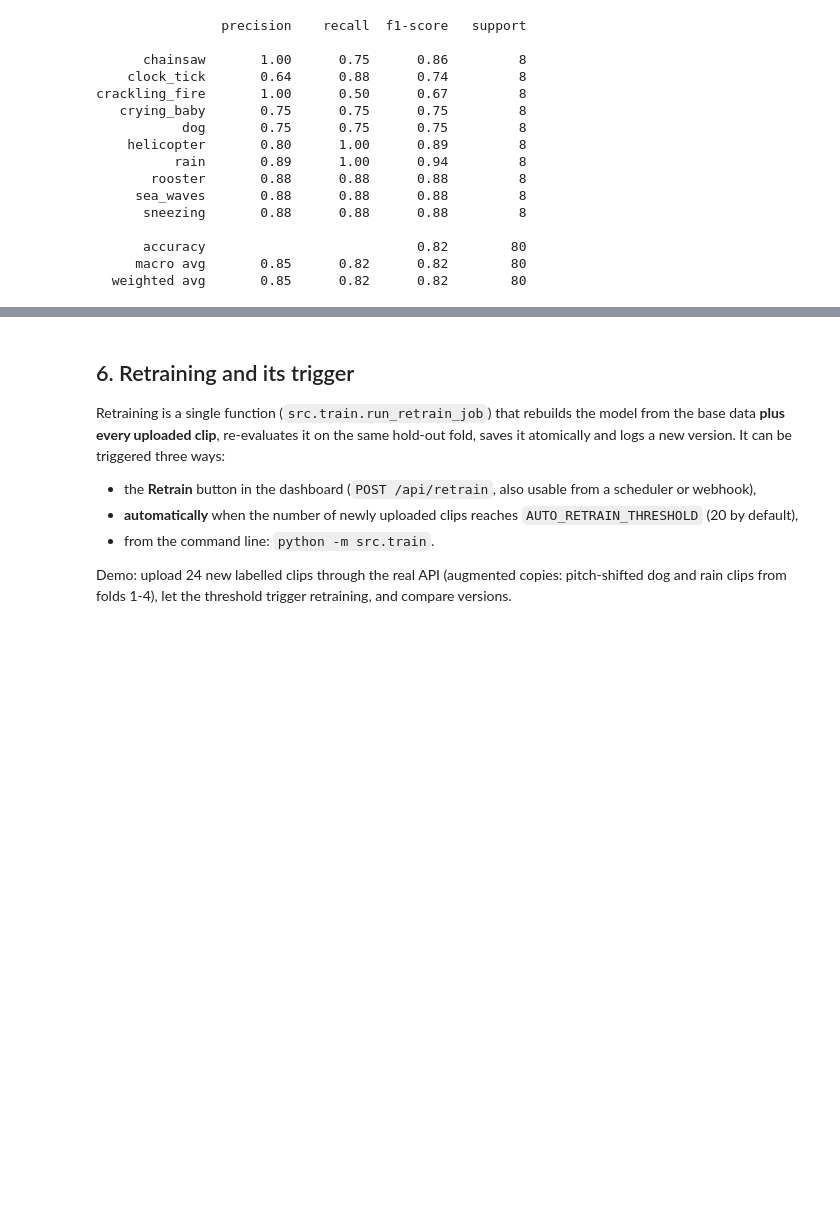
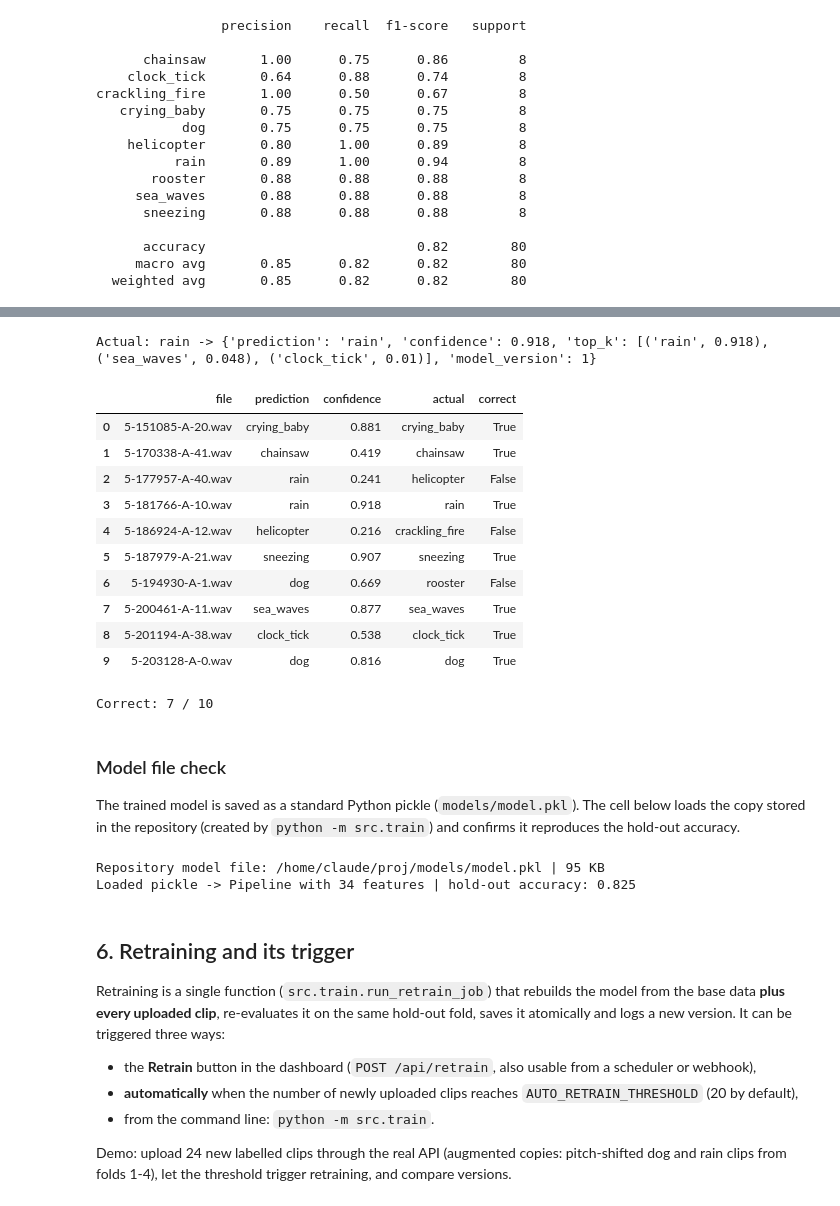
Before and after one commit to AureleKarega/Summative_Machine_Learning_Pipeline, a Jupyter notebook: esc10-sound-classifier/esc10-sound-classifier/notebooks/sound_classifier.ipynb, the cells around one changed output, grey strips where cells are left out. Drawn from its saved outputs; the diff is of its cells as text; code cells hidden in the pictures; blank space fills up the shorter version.

```diff
--- a/esc10-sound-classifier/esc10-sound-classifier/notebooks/sound_classifier.ipynb
+++ b/esc10-sound-classifier/esc10-sound-classifier/notebooks/sound_classifier.ipynb
@@ -138,7 +261,7 @@ This uses the same `src.train.train()` function that the API calls for (re)train
 m1 = T.train(trigger="notebook")
 print({k: round(m1[k], 4) for k in ["accuracy","precision_macro","recall_macro","f1_macro","log_loss"]}, "| train/test:", m1["n_train"], m1["n_test"])
 print("Majority-class baseline accuracy: 0.100 (10 balanced classes)")
-b = __import__("joblib").load(T.MODEL_PATH); test = df[df.fold == 5]
+b = pickle.load(open(T.MODEL_PATH, "rb")); test = df[df.fold == 5]
 proba = b["pipeline"].predict_proba(test[FEATURE_NAMES])
 print("ROC-AUC (macro, one-vs-rest):", round(roc_auc_score(test.label, proba, multi_class="ovr", labels=b["pipeline"].classes_), 4))
 cm = np.array(m1["confusion_matrix"])
@@ -169,3 +295,64 @@ crackling_fire       1.00      0.50      0.67         8
+# %%
+_model_cache = {}
+def load_model(path=None):
+    path = str(path or T.MODEL_PATH)
+    if path not in _model_cache:
+        with open(path, "rb") as f:
+            _model_cache[path] = pickle.load(f)          # dict: pipeline + feature order + version
+    return _model_cache[path]
+
+def predict_file(source, top_k=3, model_path=None):
+    """Predict the sound class of ONE clip. source = path, raw bytes or file-like object (.wav).
+    Returns {'prediction', 'confidence', 'top_k': [(label, prob), ...], 'model_version'}."""
+    b = load_model(model_path)
+    feats = extract_features(load_audio(source))                    # same preprocessing as training
+    proba = b["pipeline"].predict_proba(pd.DataFrame([feats])[b["features"]])[0]
+    order = proba.argsort()[::-1][:top_k]
+    classes = b["pipeline"].classes_
+    return {"prediction": str(classes[order[0]]), "confidence": round(float(proba[order[0]]), 3),
+            "top_k": [(str(classes[i]), round(float(proba[i]), 3)) for i in order], "model_version": b["version"]}
+
+def predict_batch(paths, model_path=None):
+    """Predict many clips; returns a DataFrame with one row per file."""
+    return pd.DataFrame([{"file": Path(p).name, **{k: v for k, v in predict_file(p, model_path=model_path).items() if k in ("prediction", "confidence")}} for p in paths])
+
+# single-clip prediction
+fn = meta[(meta.category == "rain") & (meta.fold == 5)].filename.iloc[0]
+print("Actual: rain ->", predict_file(ESC_DIR / "audio" / fn))
+# %% [output]
+Actual: rain -> {'prediction': 'rain', 'confidence': 0.918, 'top_k': [('rain', 0.918), ('sea_waves', 0.048), ('clock_tick', 0.01)], 'model_version': 1}
+# %%
+# batch prediction on a few held-out clips (one per class), with a correctness check
+sample = meta[meta.fold == 5].groupby("category").head(1)
+res_ = predict_batch([ESC_DIR / "audio" / f for f in sample.filename])
+res_["actual"] = sample.category.values; res_["correct"] = res_.prediction == res_.actual
+display(res_); print("Correct:", int(res_.correct.sum()), "/", len(res_))
+# %% [output]
+|  | file | prediction | confidence | actual | correct |
+| 0 | 5-151085-A-20.wav | crying_baby | 0.881 | crying_baby | True |
+| 1 | 5-170338-A-41.wav | chainsaw | 0.419 | chainsaw | True |
+| 2 | 5-177957-A-40.wav | rain | 0.241 | helicopter | False |
+| 3 | 5-181766-A-10.wav | rain | 0.918 | rain | True |
+| 4 | 5-186924-A-12.wav | helicopter | 0.216 | crackling_fire | False |
+| 5 | 5-187979-A-21.wav | sneezing | 0.907 | sneezing | True |
+| 6 | 5-194930-A-1.wav | dog | 0.669 | rooster | False |
+| 7 | 5-200461-A-11.wav | sea_waves | 0.877 | sea_waves | True |
+| 8 | 5-201194-A-38.wav | clock_tick | 0.538 | clock_tick | True |
+| 9 | 5-203128-A-0.wav | dog | 0.816 | dog | True |
+Correct: 7 / 10
+# %% [markdown]
+### Model file check
+The trained model is saved as a standard Python pickle (`models/model.pkl`). The cell below loads the copy stored in the repository (created by `python -m src.train`) and confirms it reproduces the hold-out accuracy.
+# %%
+repo_model = ROOT / "models" / "model.pkl"
+print("Repository model file:", repo_model, "|", f"{repo_model.stat().st_size/1024:.0f} KB" if repo_model.exists() else "not found (run python -m src.train)")
+if repo_model.exists():
+    b = load_model(repo_model); test = df[df.fold == 5]
+    acc = accuracy_score(test.label, b["pipeline"].predict(test[b["features"]]))
+    print("Loaded pickle ->", type(b["pipeline"]).__name__, "with", len(b["features"]), "features | hold-out accuracy:", round(acc, 3))
+# %% [output]
+Repository model file: /home/claude/proj/models/model.pkl | 95 KB
+Loaded pickle -> Pipeline with 34 features | hold-out accuracy: 0.825
 # %% [markdown]
 ## 6. Retraining and its trigger
 Retraining is a single function (`src.train.run_retrain_job`) that rebuilds the model from the base data **plus every uploaded clip**, re-evaluates it on the same hold-out fold, saves it atomically and logs a new version. It can be triggered three ways:
```
Also changed, not shown: parts of 22 cells of this notebook, 5 other files.
